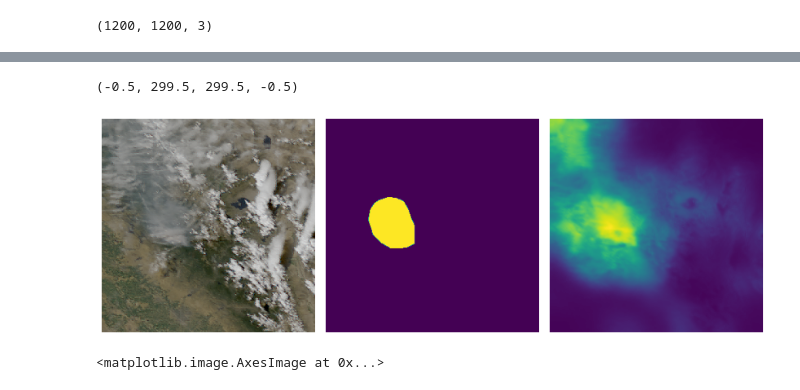
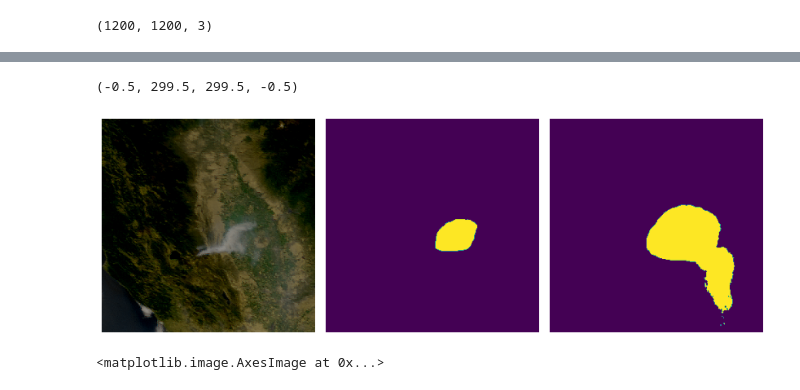
Before and after one commit to jeffwen/smoke_segmentation, a Jupyter notebook: notebooks/3-1_pytorch_network_training.ipynb, the cells around one changed output, grey strips where cells are left out. Cells and saved outputs as stored; diff of their text form; code cells hidden in the pictures.

```diff
--- a/notebooks/3-1_pytorch_network_training.ipynb
+++ b/notebooks/3-1_pytorch_network_training.ipynb
@@ -193,7 +193,7 @@ UNetSmall(
   (final): Conv2d(32, 1, kernel_size=(1, 1), stride=(1, 1))
 )
 # %%
-test_dataset = WildfireSmokePredictDataset("../data/test_img/",
+test_dataset = WildfireSmokePredictDataset("../data/test_img/test_ex2",
                             bands=['true_color','C07','C11'],
                             transform=transforms.ToTensor())
 test_loader = DataLoader(test_dataset, batch_size=1, num_workers=0, shuffle=False)
@@ -228,0 +216,6 @@ plt.imshow(out_map_1)
+# %%
+sat_img = next(iter(test_loader))
+out_pred_raw_2 = model(sat_img[0])
+out_image_2 = torch.nn.functional.sigmoid(out_pred_raw_2)
+out_probs_2 = out_image_2[0,0,:,:].detach().numpy()
+plt.imshow(out_probs_2)
@@ -228,0 +225,4 @@ plt.imshow(out_map_1)
+# %%
+out_map_2 = (out_image_2 > 0.1).int()[0,0,:,:].detach().numpy()
+plt.imshow(out_map_2)
+plt.imsave('../data/out_img/pred_map_mod3_20180625.png',out_map_1)
@@ -229,21 +242,37 @@ plt.imshow(out_map_1)
 # %%
 f, ax = plt.subplots(1, 3, figsize=(12, 5))
+#f, ax = plt.subplots(2, 2, figsize=(7, 7))
 f.tight_layout()
 f.subplots_adjust(hspace=.05, wspace=.05)
 ax = ax.ravel()
 
 # plot the true_color and second channel image
+# ax[0].imshow(sat_img[0][0,0:3,:,:].cpu().numpy().transpose((1,2,0)))
+# ax[0].axis('off')
+# ax[1].imshow(map_image)
+# ax[1].axis('off')
+# ax[2].imshow(out_probs_1)
+# ax[2].axis('off')
+
 ax[0].imshow(sat_img[0][0,0:3,:,:].cpu().numpy().transpose((1,2,0)))
 ax[0].axis('off')
-ax[1].imshow(map_image)
+ax[1].imshow(out_map_1, vmin=0, vmax=1)
 ax[1].axis('off')
-ax[2].imshow(out_probs_1)
+ax[2].imshow(out_map_2, vmin=0, vmax=1)
 ax[2].axis('off')
-# ax[3].imshow(out_map_1)
+
+
+# ax[0].imshow(sat_img[0][0,0:3,:,:].cpu().numpy().transpose((1,2,0)))
+# ax[0].axis('off')
+# ax[1].imshow(out_map_1, vmin=0, vmax=1)
+# ax[1].axis('off')
+# ax[2].imshow(sat_img[0][0,0:3,:,:].cpu().numpy().transpose((1,2,0)))
+# ax[2].axis('off')
+# ax[3].imshow(out_map_2, vmin=0, vmax=1)
 # ax[3].axis('off')
 # %% [output]
 (-0.5, 299.5, 299.5, -0.5)
-[figure, old version]
+[figure, new version]
 # %%
 out_pred_raw = model(sat_image.unsqueeze(0))
 # %%
```
Also changed, not shown: parts of 14 cells of this notebook, 4 other files.
